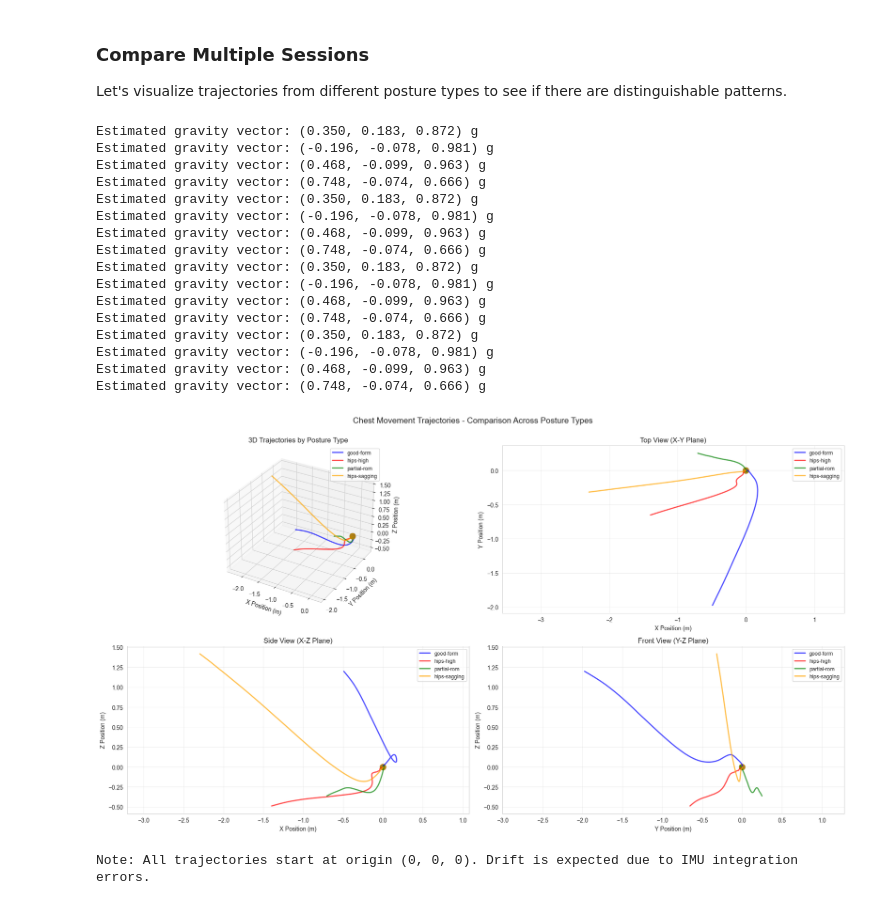
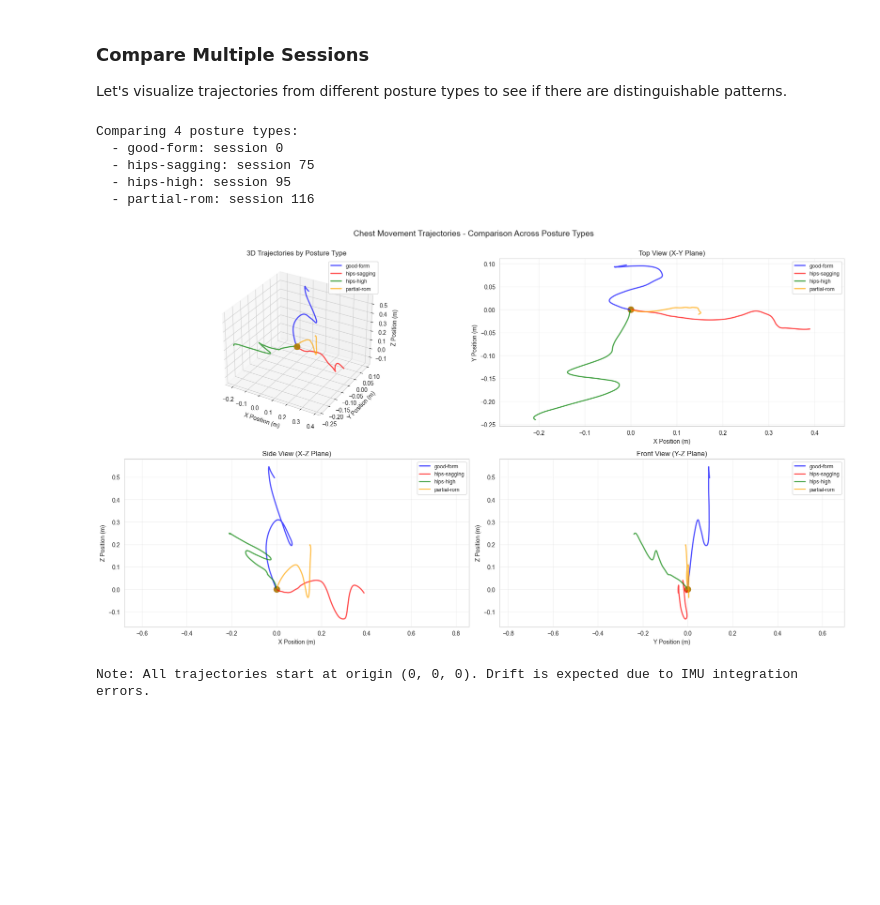
Before and after one commit to Nitrostrider/gains_ese3600, a Jupyter notebook: data_analysis.ipynb, the cells around one changed output. Saved outputs shown, nothing was run; the diff lists cells and outputs as text; code cells hidden in the pictures; blank space fills up the shorter version.

```diff
--- a/data_analysis.ipynb
+++ b/data_analysis.ipynb
@@ -395,7 +393,7 @@ def apply_median(data, k=3):
 # -------------------------------------------------------------
 # LOAD MERGED JSON
 # -------------------------------------------------------------
-dataset_path = "dataset_clean/merged_dataset.json"  # <-- change this to your actual path
+dataset_path = "dataset_raw/pushup_data_20251204_181709.json"  # <-- change this to your actual path
 
 with open(dataset_path, "r") as f:
     merged = json.load(f)
@@ -471,0 +626,15 @@ all_sessions[1]
+# %%
+aug_sessions = generate_augmented_json(
+    class_to_samples,
+    target_per_class=300   # <-- change as needed
+)
+
+out_json = {
+    "metadata": raw["metadata"],
+    "sessions": aug_sessions
+}
+
+with open("dataset_clean/augmented_pushups.json", "w") as f:
+    json.dump(out_json, f, indent=2)
+
+print("Saved augmented dataset with", len(aug_sessions), "sessions.")
@@ -969,13 +1396,17 @@ plt.show()
 Let's visualize trajectories from different posture types to see if there are distinguishable patterns.
 # %%
 # Select one session from each posture type
-posture_types = df['posture_label'].unique()
+posture_types = df_pos['posture_label'].unique()
 sessions_to_plot = []
 
 for posture in posture_types:
-    posture_sessions = df[df['posture_label'] == posture]['unique_session_id'].unique()
+    posture_sessions = df_pos[df_pos['posture_label'] == posture]['session_id'].unique()
     if len(posture_sessions) > 0:
         sessions_to_plot.append((posture_sessions[0], posture))
+
+print(f"Comparing {len(sessions_to_plot)} posture types:")
+for sid, posture in sessions_to_plot:
+    print(f"  - {posture}: session {sid}")
 
 # Create figure
 fig = plt.figure(figsize=(18, 10))
@@ -985,8 +1416,8 @@ ax1 = fig.add_subplot(221, projection='3d')
 
 colors = ['blue', 'red', 'green', 'orange', 'purple']
 for idx, (session_id, posture) in enumerate(sessions_to_plot):
-    session_data = df[df['unique_session_id'] == session_id].copy()
-    session_data = session_data.sort_values('elapsed_sec').reset_index(drop=True)
+    session_data = df_pos[df_pos['session_id'] == session_id].copy()
+    session_data = session_data.sort_values('sample_index').reset_index(drop=True)
 
     result = integrate_position(session_data)
 
@@ -1005,8 +1436,8 @@ ax1.legend(fontsize=9)
 # Top view (X-Y)
 ax2 = fig.add_subplot(222)
 for idx, (session_id, posture) in enumerate(sessions_to_plot):
-    session_data = df[df['unique_session_id'] == session_id].copy()
-    session_data = session_data.sort_values('elapsed_sec').reset_index(drop=True)
+    session_data = df_pos[df_pos['session_id'] == session_id].copy()
+    session_data = session_data.sort_values('sample_index').reset_index(drop=True)
 
     result = integrate_position(session_data)
 
@@ -1026,8 +1457,8 @@ ax2.legend(fontsize=9)
 # Side view (X-Z)
 ax3 = fig.add_subplot(223)
 for idx, (session_id, posture) in enumerate(sessions_to_plot):
-    session_data = df[df['unique_session_id'] == session_id].copy()
-    session_data = session_data.sort_values('elapsed_sec').reset_index(drop=True)
+    session_data = df_pos[df_pos['session_id'] == session_id].copy()
+    session_data = session_data.sort_values('sample_index').reset_index(drop=True)
 
     result = integrate_position(session_data)
 
@@ -1042,50 +1473,39 @@ ax3.set_ylabel('Z Position (m)')
 ax3.set_title('Side View (X-Z Plane)')
 ax3.grid(True, alpha=0.3)
 ax3.axis('equal')
 ax3.legend(fontsize=9)
 
 # Front view (Y-Z)
 ax4 = fig.add_subplot(224)
 for idx, (session_id, posture) in enumerate(sessions_to_plot):
-    session_data = df[df['unique_session_id'] == session_id].copy()
-    session_data = session_data.sort_values('elapsed_sec').reset_index(drop=True)
+    session_data = df_pos[df_pos['session_id'] == session_id].copy()
+    session_data = session_data.sort_values('sample_index').reset_index(drop=True)
 
     result = integrate_position(session_data)
 
     ax4.plot(result['py'], result['pz'],
             color=colors[idx % len(colors)], alpha=0.7, linewidth=2,
             label=f'{posture}')
     ax4.scatter([0], [0], color=colors[idx % len(colors)],
                s=100, marker='o', alpha=0.5)
 
 ax4.set_xlabel('Y Position (m)')
 ax4.set_ylabel('Z Position (m)')
 ax4.set_title('Front View (Y-Z Plane)')
 ax4.grid(True, alpha=0.3)
 ax4.axis('equal')
 ax4.legend(fontsize=9)
 
 plt.suptitle('Chest Movement Trajectories - Comparison Across Posture Types', fontsize=14, y=1.00)
 plt.tight_layout()
 plt.show()
 
 print("\nNote: All trajectories start at origin (0, 0, 0). Drift is expected due to IMU integration errors.")
 # %% [output]
-Estimated gravity vector: (0.350, 0.183, 0.872) g
-Estimated gravity vector: (-0.196, -0.078, 0.981) g
-Estimated gravity vector: (0.468, -0.099, 0.963) g
-Estimated gravity vector: (0.748, -0.074, 0.666) g
-Estimated gravity vector: (0.350, 0.183, 0.872) g
-Estimated gravity vector: (-0.196, -0.078, 0.981) g
-Estimated gravity vector: (0.468, -0.099, 0.963) g
-Estimated gravity vector: (0.748, -0.074, 0.666) g
-Estimated gravity vector: (0.350, 0.183, 0.872) g
-Estimated gravity vector: (-0.196, -0.078, 0.981) g
-Estimated gravity vector: (0.468, -0.099, 0.963) g
-Estimated gravity vector: (0.748, -0.074, 0.666) g
-Estimated gravity vector: (0.350, 0.183, 0.872) g
-Estimated gravity vector: (-0.196, -0.078, 0.981) g
-Estimated gravity vector: (0.468, -0.099, 0.963) g
-Estimated gravity vector: (0.748, -0.074, 0.666) g
+Comparing 4 posture types:
+  - good-form: session 0
+  - hips-sagging: session 75
+  - hips-high: session 95
+  - partial-rom: session 116
-[figure, old version]
+[figure, new version]
 Note: All trajectories start at origin (0, 0, 0). Drift is expected due to IMU integration errors.
```
Also changed, not shown: parts of 32 cells of this notebook, 10 other files.
